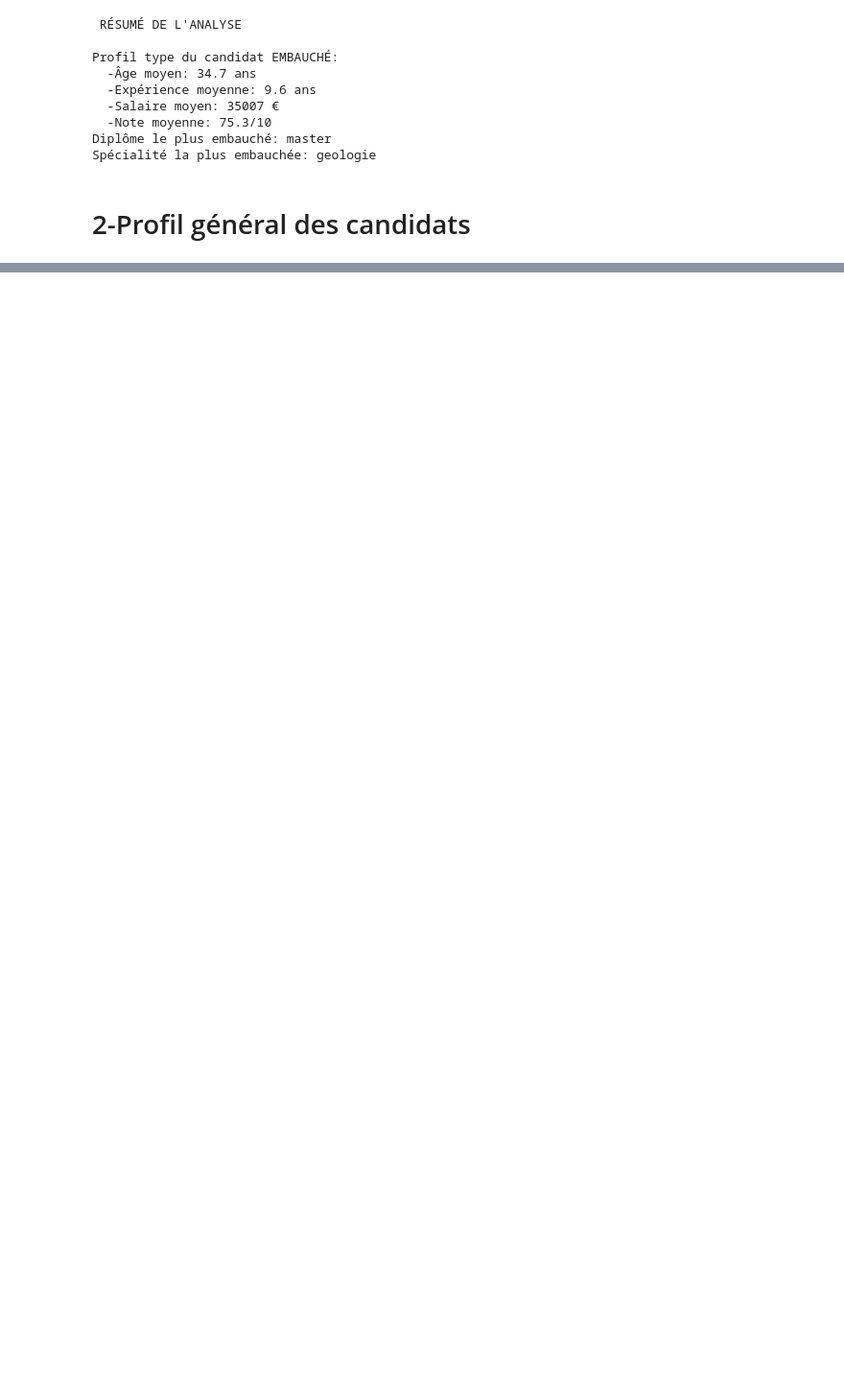
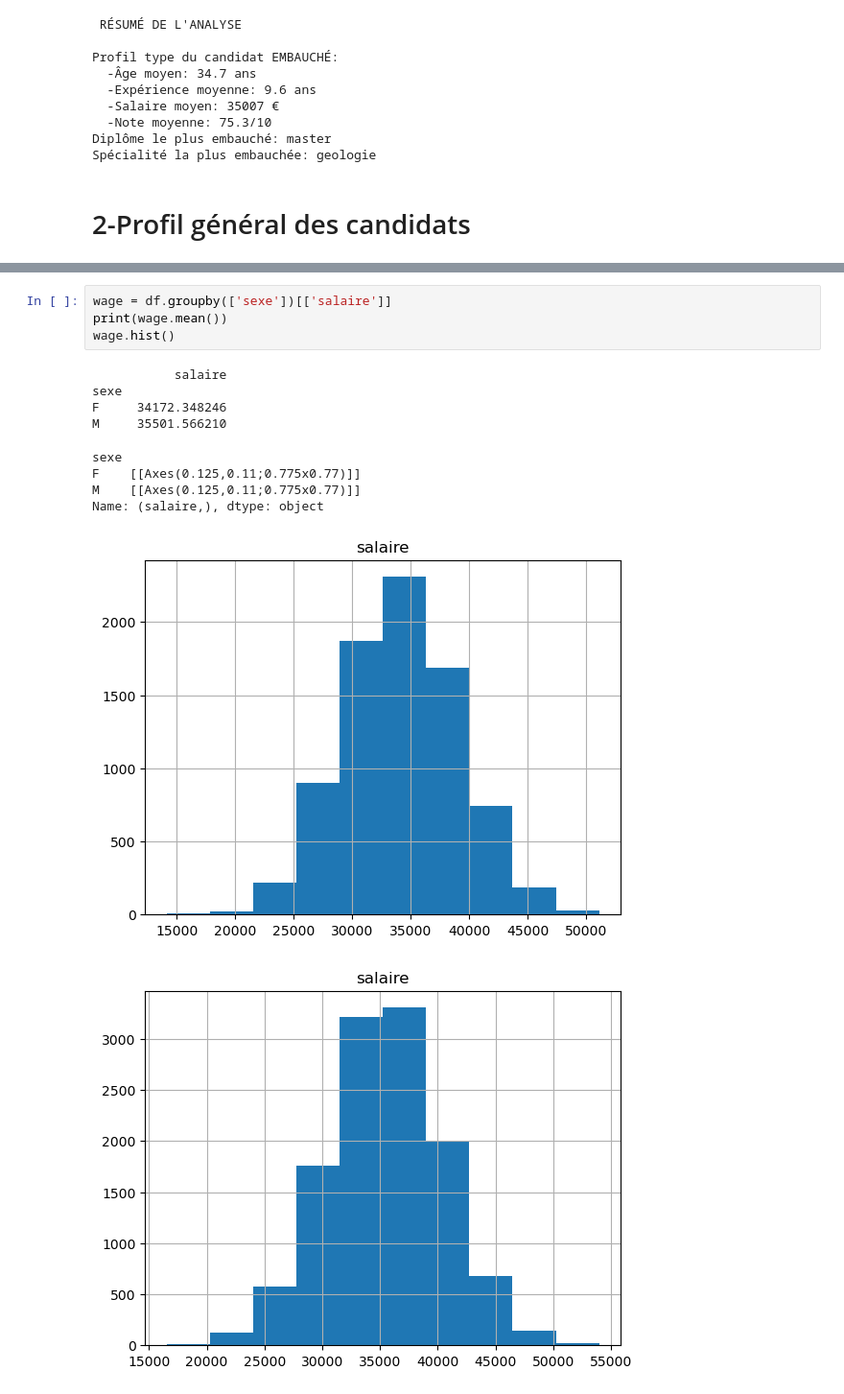
Before and after one commit to sana582/Ace-DS-Interviews---Case-Study, a Jupyter notebook: analyse.ipynb, the cells around one changed output, grey strips where cells are left out. Shown at 96% size. Cells and saved outputs as stored; diff of their text form; blank space fills up the shorter version.

```diff
--- a/analyse.ipynb
+++ b/analyse.ipynb
@@ -278,0 +326,15 @@ Spécialité la plus embauchée: geologie
+# %%
+wage = df.groupby(['sexe'])[['salaire']]
+print(wage.mean())
+wage.hist()
+# %% [output]
+           salaire
+sexe
+F     34172.348246
+M     35501.566210
+sexe
+F    [[Axes(0.125,0.11;0.775x0.77)]]
+M    [[Axes(0.125,0.11;0.775x0.77)]]
+Name: (salaire,), dtype: object
+[figure, added]
+[figure, added]
```
Also changed, not shown: parts of 9 cells of this notebook.
